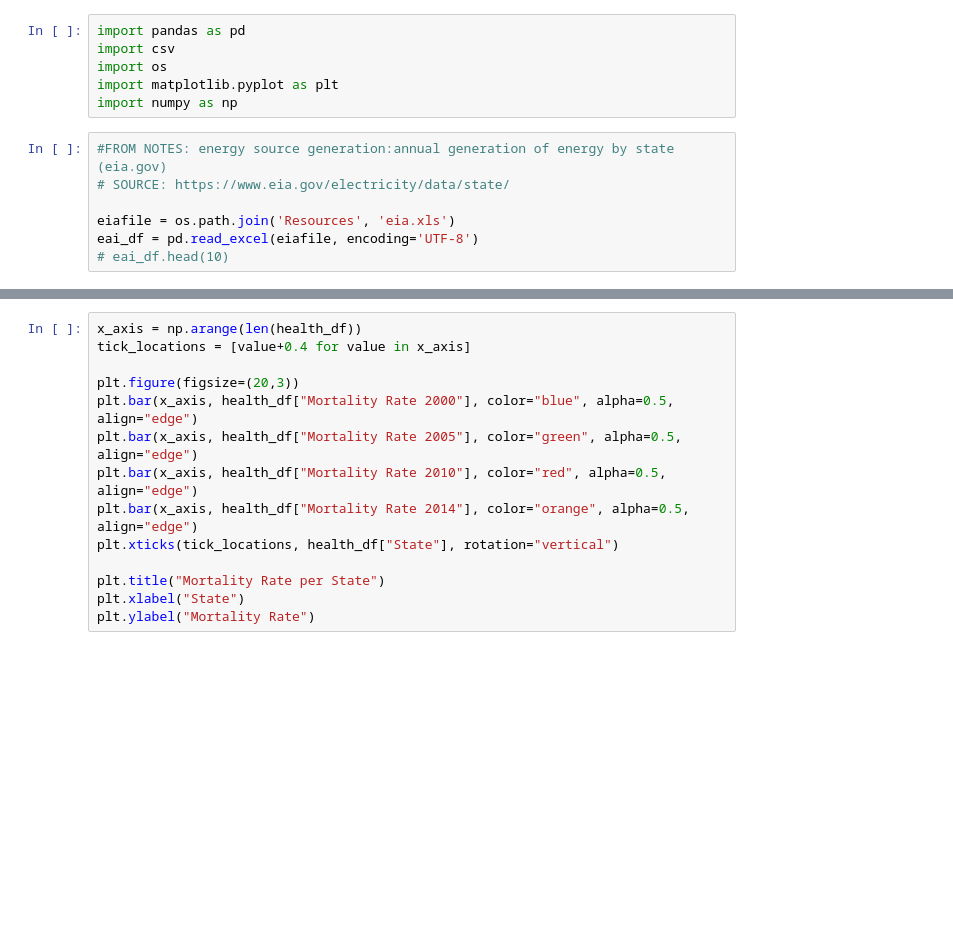
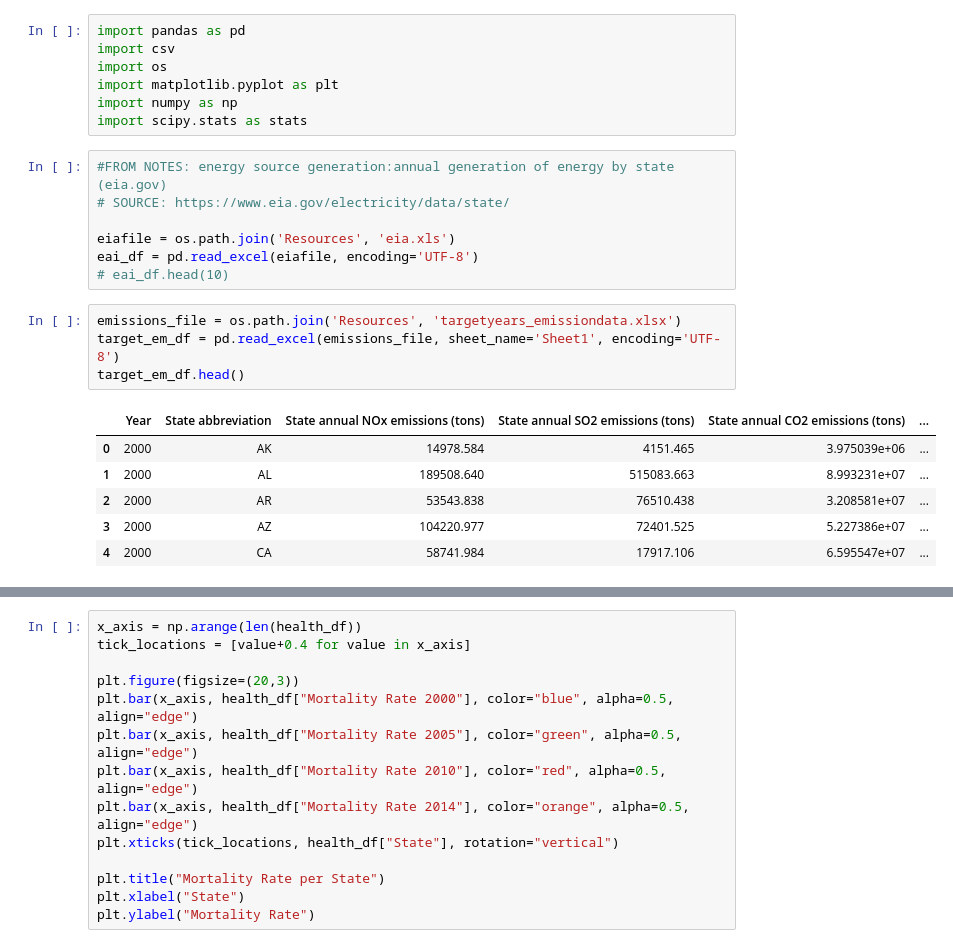
Before and after one commit to atjhsieh/Project-1, a Jupyter notebook: projectOne.ipynb, the cells around one changed output, grey strips where cells are left out. Drawn from its saved outputs; the diff is of its cells as text; blank space fills up the shorter version.

```diff
--- a/projectOne.ipynb
+++ b/projectOne.ipynb
@@ -4,6 +4,7 @@ import csv
 import os
 import matplotlib.pyplot as plt
 import numpy as np
+import scipy.stats as stats
 # %%
 #FROM NOTES: energy source generation:annual generation of energy by state (eia.gov)
 # SOURCE: https://www.eia.gov/electricity/data/state/
@@ -11,3 +12,14 @@ import numpy as np
 eiafile = os.path.join('Resources', 'eia.xls')
 eai_df = pd.read_excel(eiafile, encoding='UTF-8')
 # eai_df.head(10)
+# %%
+emissions_file = os.path.join('Resources', 'targetyears_emissiondata.xlsx')
+target_em_df = pd.read_excel(emissions_file, sheet_name='Sheet1', encoding='UTF-8')
+target_em_df.head()
+# %% [output]
+|  | Year | State abbreviation | State annual NOx emissions (tons) | State annual SO2 emissions (tons) | State annual CO2 emissions (tons) | ... |
+| 0 | 2000 | AK | 14978.584 | 4151.465 | 3.975039e+06 | ... |
+| 1 | 2000 | AL | 189508.640 | 515083.663 | 8.993231e+07 | ... |
+| 2 | 2000 | AR | 53543.838 | 76510.438 | 3.208581e+07 | ... |
+| 3 | 2000 | AZ | 104220.977 | 72401.525 | 5.227386e+07 | ... |
+| 4 | 2000 | CA | 58741.984 | 17917.106 | 6.595547e+07 | ... |
```
Also changed, not shown: parts of 4 cells of this notebook.
